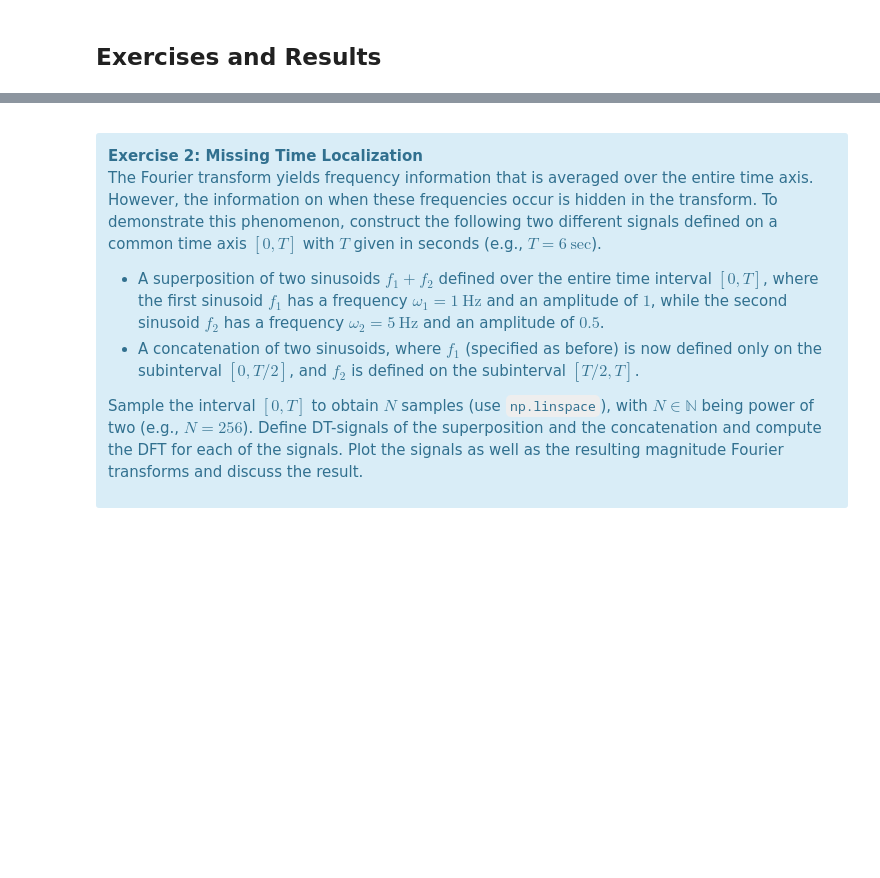
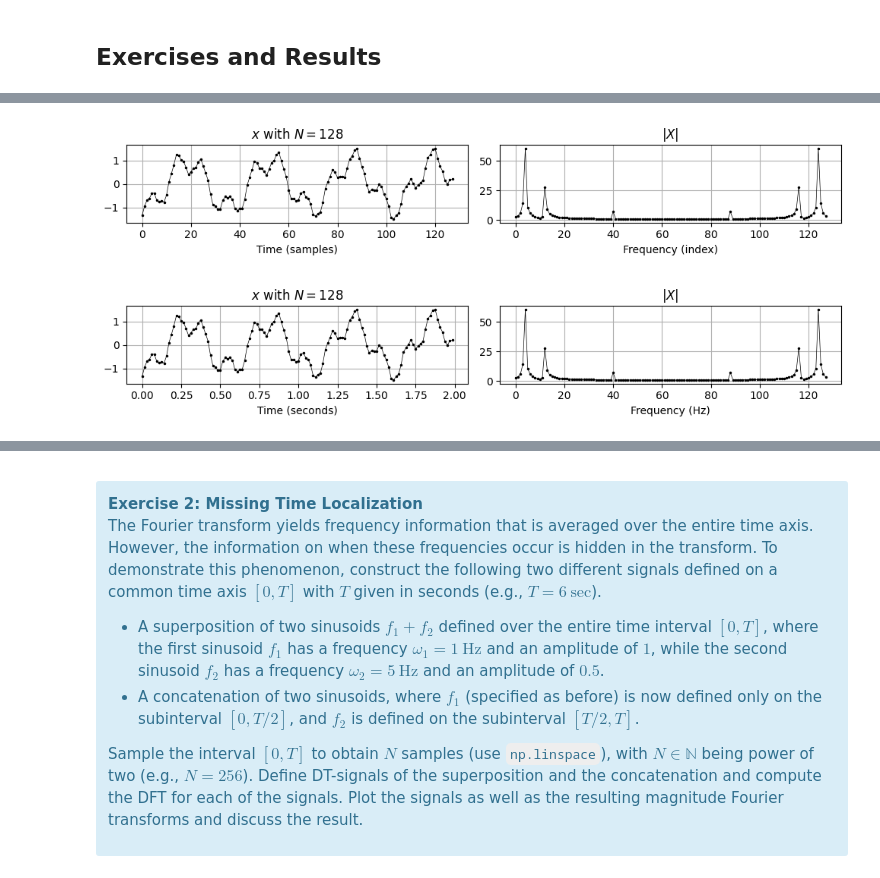
Before and after one commit to wkCircle/hf_audio_tutorial, a Jupyter notebook: FAU_PCP/09_dft_and_fft.ipynb, the cells around one changed output, grey strips where cells are left out. Drawn from its saved outputs; the diff is of its cells as text; code cells hidden in the pictures; blank space fills up the shorter version.

```diff
--- a/FAU_PCP/09_dft_and_fft.ipynb
+++ b/FAU_PCP/09_dft_and_fft.ipynb
@@ -330,7 +330,7 @@ def dft(x):
     dft_mat = generate_matrix_dft(N, N)
     return np.dot(dft_mat, x)
 
-def plot_signal_dft(t, x, X, ax_sec=False, ax_Hz=False, freq_half=False, figsize=(10, 2)):
+def plot_signal_dft(t, x, X_hat, ax_sec=False, ax_Hz=False, freq_half=False, figsize=(10, 2)):
     """Plotting function for signals and its magnitude DFT
 
     Notebook: PCP_09_dft.ipynb
@@ -338,7 +338,7 @@ def plot_signal_dft(t, x, X, ax_sec=False, ax_Hz=False, freq_half=False, figsize
     Args:
         t: Time axis (given in seconds) of length N
         x: Signal of same length as `t`.
-        X: DFT of shape `len(x) x len(x)`.
+        X_hat: DFT of x of shape `len(x) x len(x)`.
         ax_sec: Plots time axis in seconds (Default value = False)
         ax_Hz: Plots frequency axis in Hertz (Default value = False)
         freq_half: Plots only low half of frequency coefficients (Default value = False)
@@ -348,7 +348,7 @@ def plot_signal_dft(t, x, X, ax_sec=False, ax_Hz=False, freq_half=False, figsize
     K = N
     if freq_half is True:
         K = N // 2
-        X = X[:K]
+        X_hat = X_hat[:K]
 
     plt.figure(figsize=figsize)
     ax = plt.subplot(1, 2, 1)
@@ -369,20 +369,20 @@ def plot_signal_dft(t, x, X, ax_sec=False, ax_Hz=False, freq_half=False, figsize
         x_axis = Fs * np.arange(K) / N
         ax.set_xlabel('Frequency (Hz)')
     else:
-        x_axis = range(len(X))
+        x_axis = range(len(X_hat))
         ax.set_xlabel('Frequency (index)')
-    ax.plot(np.abs(X), 'k', marker='.', markersize='3', linewidth=0.5)
+    ax.plot(np.abs(X_hat), 'k', marker='.', markersize='3', linewidth=0.5)
     ax.grid()
     plt.tight_layout()
     plt.show()
 
 N = 64
 x, t = signal.generate_example_signal(Fs=N, dur=1)
-X = dft(x)
+X_hat = dft(x)
 
-plot_signal_dft(t, x, X)
-plot_signal_dft(t, x, X, ax_sec=True, ax_Hz=True)
-plot_signal_dft(t, x, X, ax_sec=True, ax_Hz=True, freq_half=True)
+plot_signal_dft(t, x, X_hat)
+plot_signal_dft(t, x, X_hat, ax_sec=True, ax_Hz=True)
+plot_signal_dft(t, x, X_hat, ax_sec=True, ax_Hz=True, freq_half=True)
 # %% [output]
 [figure]
 [figure]
@@ -690,0 +691,9 @@ Furthermore, using a real-valued signal $x\in\mathbb{R}^N$, the upper part of $X
+# %%
+x, t = signal.generate_example_signal(Fs=64, dur=2)
+X_hat = dft(x)
+
+plot_signal_dft(t, x, X_hat)
+plot_signal_dft(t, x, X_hat, ax_sec=True, ax_Hz=True)
+# %% [output]
+[figure, added]
+[figure, added]
```
Also changed, not shown: parts of 14 cells of this notebook.
